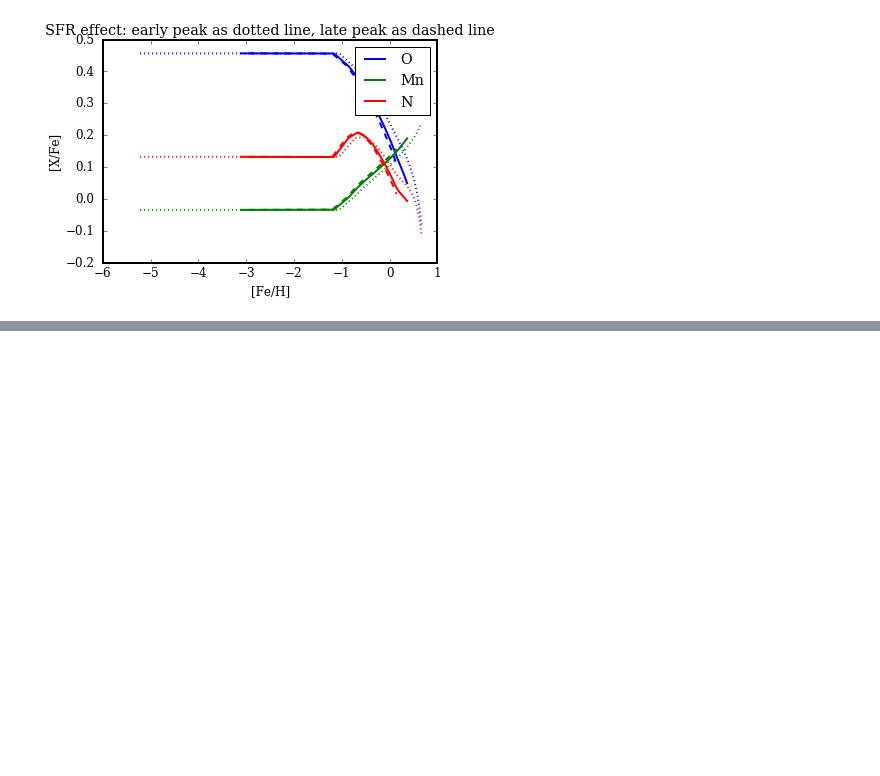
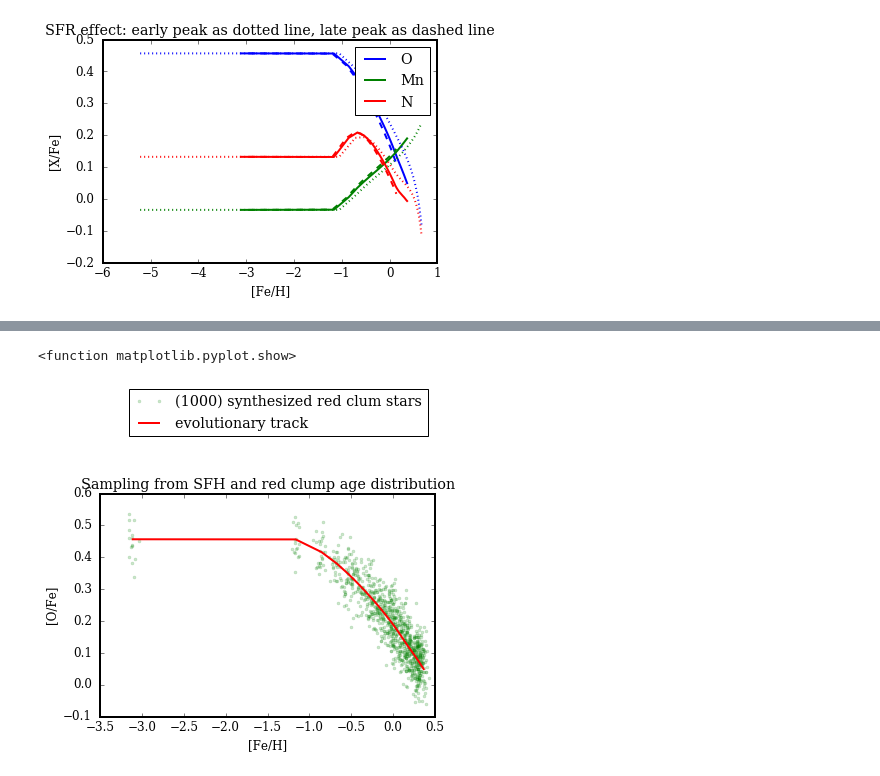
Before and after one commit to jan-rybizki/Chempy, a Jupyter notebook: tutorials/5-Chempy_function.ipynb, the cells around one changed output, grey strips where cells are left out. Cells and saved outputs as stored; diff of their text form; code cells hidden in the pictures; blank space fills up the shorter version.

```diff
--- a/tutorials/5-Chempy_function.ipynb
+++ b/tutorials/5-Chempy_function.ipynb
@@ -233,0 +304,13 @@ Sometimes Astronomers like to show that their chemical evolution track runs thro
+# %%
+sample_size = 1000
+x,y = sample_stars(cube['sfr'],selection,abundances['Fe'],abundances['O']-abundances['Fe'],float(basic_solar.table['error'][np.where(basic_solar.table['Symbol']=='Fe')]),float(basic_solar.table['error'][np.where(basic_solar.table['Symbol']=='O')]),int(sample_size))
+plt.plot(x,y,"g.", alpha = 0.2, label = '(%d) synthesized red clum stars' %(int(sample_size)))
+plt.plot(abundances['Fe'],abundances['O']-abundances['Fe'], 'r', label = 'evolutionary track')
+plt.xlabel('[Fe/H]')
+plt.ylabel('[O/Fe]')
+plt.title("Sampling from SFH and red clump age distribution")
+plt.legend(bbox_to_anchor = [1,1.5])
+plt.show
+# %% [output]
+<function matplotlib.pyplot.show>
+[figure, added]
```
Also changed, not shown: parts of 5 cells of this notebook, 2 other files.
